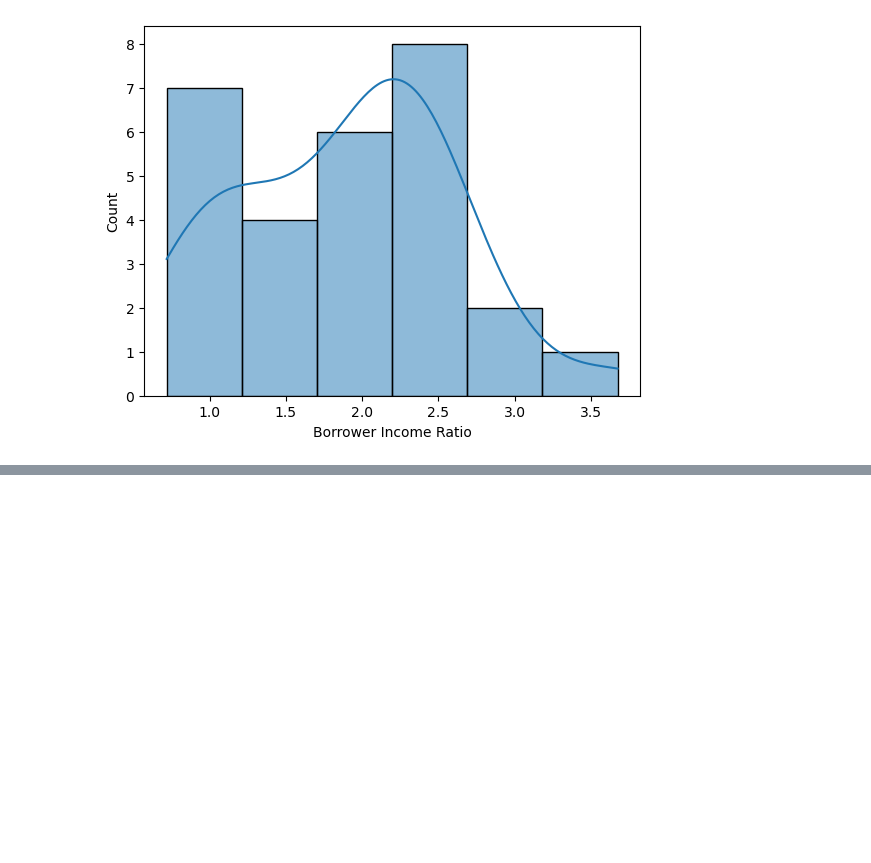
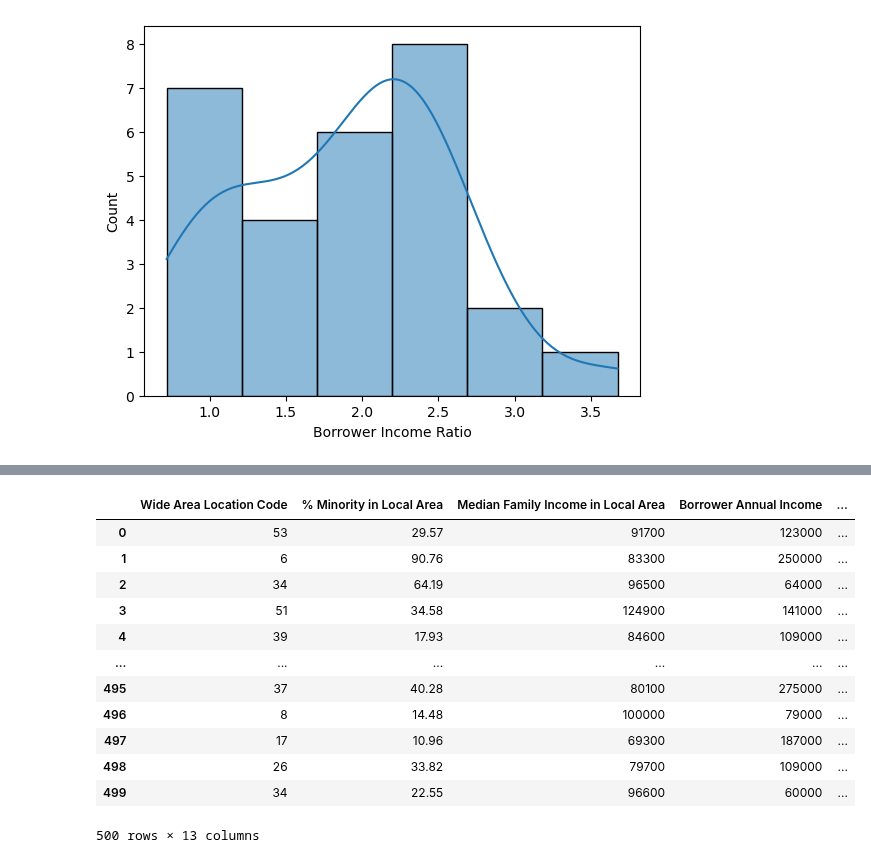
Before and after one commit to KunalNeon/CommBank, a Jupyter notebook: dataSet.ipynb, the cells around one changed output, grey strips where cells are left out. Saved outputs shown, nothing was run; the diff lists cells and outputs as text; code cells hidden in the pictures; blank space fills up the shorter version.

```diff
--- a/dataSet.ipynb
+++ b/dataSet.ipynb
@@ -911,0 +924,16 @@ sns.scatterplot(
+# %%
+new_data_for_cluster
+# %% [output]
+|  | Wide Area Location Code | % Minority in Local Area | Median Family Income in Local Area | Borrower Annual Income | ... |
+| 0 | 53 | 29.57 | 91700 | 123000 | ... |
+| 1 | 6 | 90.76 | 83300 | 250000 | ... |
+| 2 | 34 | 64.19 | 96500 | 64000 | ... |
+| 3 | 51 | 34.58 | 124900 | 141000 | ... |
+| 4 | 39 | 17.93 | 84600 | 109000 | ... |
+| ... | ... | ... | ... | ... | ... |
+| 495 | 37 | 40.28 | 80100 | 275000 | ... |
+| 496 | 8 | 14.48 | 100000 | 79000 | ... |
+| 497 | 17 | 10.96 | 69300 | 187000 | ... |
+| 498 | 26 | 33.82 | 79700 | 109000 | ... |
+| 499 | 34 | 22.55 | 96600 | 60000 | ... |
+500 rows × 13 columns
```
Also changed, not shown: parts of 1 cell of this notebook.
